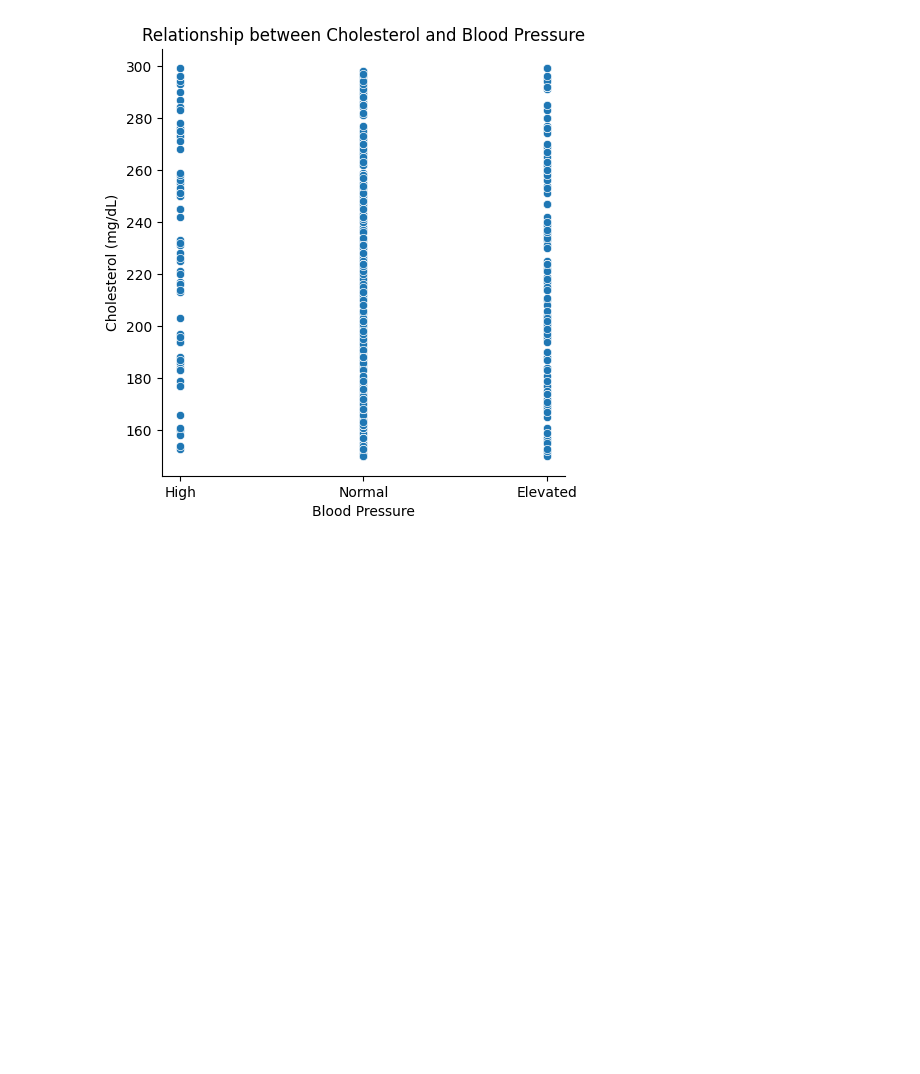
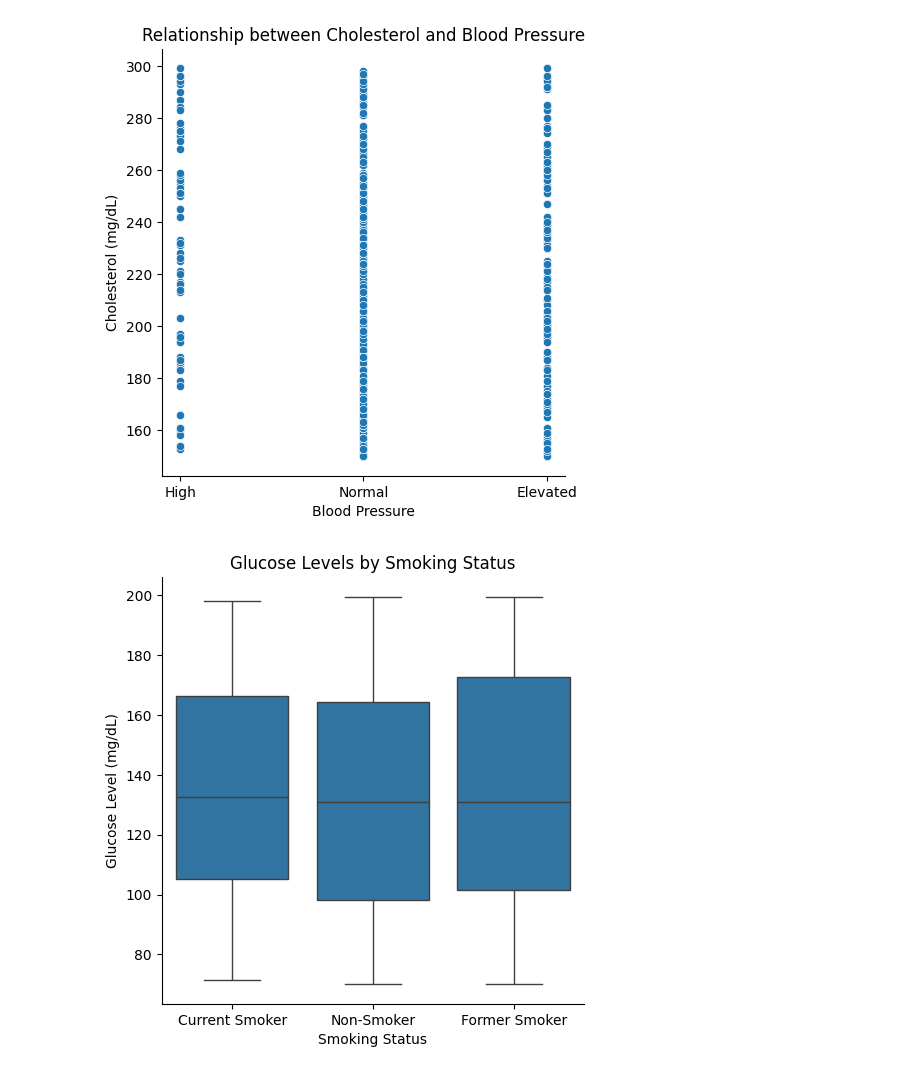
Before and after one commit to OfficiallyXenos/Sample-Healthcare-Analysis, a Jupyter notebook: healthcare_project.ipynb, the cells around one changed output. Saved outputs shown, nothing was run; the diff lists cells and outputs as text; code cells hidden in the pictures; blank space fills up the shorter version.

```diff
--- a/healthcare_project.ipynb
+++ b/healthcare_project.ipynb
@@ -235,3 +235,11 @@ plt.ylabel("Cholesterol (mg/dL)")
 plt.show()
 # %% [output]
 [figure]
+# %%
+sns.catplot(data = df_copy, x = 'Smoking_Status', y = 'Glucose_Level_mg/dL', kind = 'box')
+plt.title("Glucose Levels by Smoking Status")
+plt.xlabel("Smoking Status")
+plt.ylabel("Glucose Level (mg/dL)")
+plt.show()
+# %% [output]
+[figure, added]
```
